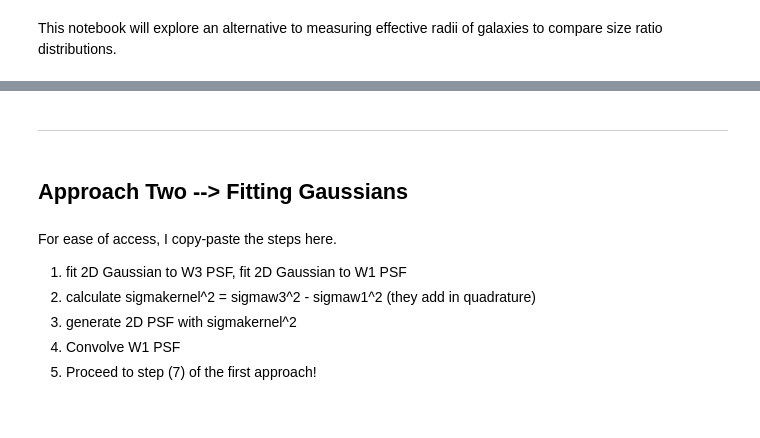
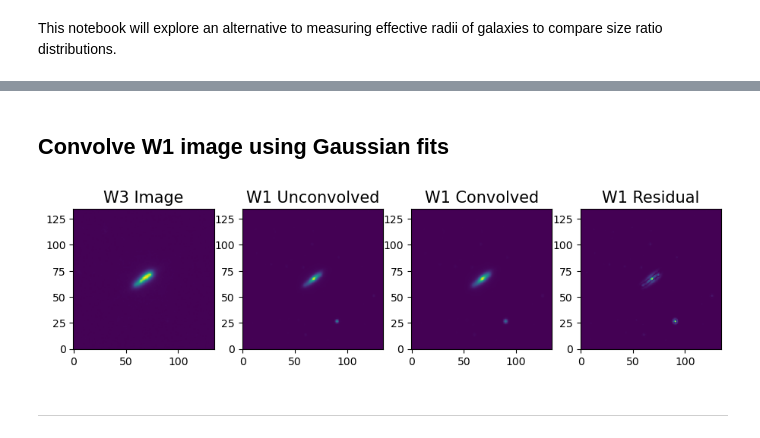
Before and after one commit to gammaspire/wisesize, a Jupyter notebook: physical_sizes/physical_sizes.ipynb, the cells around one changed output, grey strips where cells are left out. Cells and saved outputs as stored; diff of their text form; code cells hidden in the pictures.

```diff
--- a/physical_sizes/physical_sizes.ipynb
+++ b/physical_sizes/physical_sizes.ipynb
@@ -135,0 +36,2 @@ plt.imshow(optimized_kernel.reshape(int(np.sqrt(len(optimized_kernel))),int(np.s
+# %% [markdown]
+## Convolve W1 image using Gaussian fits
@@ -135,0 +66,21 @@ plt.imshow(optimized_kernel.reshape(int(np.sqrt(len(optimized_kernel))),int(np.s
+# %%
+#but I would still like to extract the x- and y- STDDEVs of the residual, just because.
+#note --> STDDEVs add in quadrature.
+sig_kernelx = np.sqrt(g_w3.x_stddev[0]**2 - g_w1.x_stddev[0]**2)
+sig_kernely = np.sqrt(g_w3.y_stddev[0]**2 - g_w1.y_stddev[0]**2)
+# %%
+smoothed_w1 = convolve(w1_im, Gaussian2DKernel(x_stddev=sig_kernelx, y_stddev=sig_kernely, theta=0.0))
+# %%
+images = [w3_im,w1_im,smoothed_w1,np.abs(smoothed_w1-w1_im)]
+titles = ['W3 Image','W1 Unconvolved','W1 Convolved','W1 Residual']
+
+plt.figure(figsize=(11,9))
+for i, im in enumerate(images):
+    plt.subplot(1,4,i+1)
+    plt.imshow(im,origin='lower')
+    plt.title(titles[i],fontsize=15)
+
+plt.savefig(homedir+'/Desktop/VFID0901_kerneltest.png', dpi=100, bbox_inches='tight', pad_inches=0.2)
+plt.show()
+# %% [output]
+[figure, added]
@@ -136,12 +91,2 @@ plt.imshow(optimized_kernel.reshape(int(np.sqrt(len(optimized_kernel))),int(np.s
 # %% [markdown]
 ---
-# %% [markdown]
-## Approach Two --> Fitting Gaussians
-# %% [markdown]
-For ease of access, I copy-paste the steps here.
-
-1. fit 2D Gaussian to W3 PSF, fit 2D Gaussian to W1 PSF
-2. calculate sigmakernel^2 = sigmaw3^2 - sigmaw1^2  (they add in quadrature)
-3. generate 2D PSF with sigmakernel^2
-4. Convolve W1 PSF
-5. Proceed to step (7) of the first approach!
```
Also changed, not shown: parts of 57 cells of this notebook, 3 other files.
